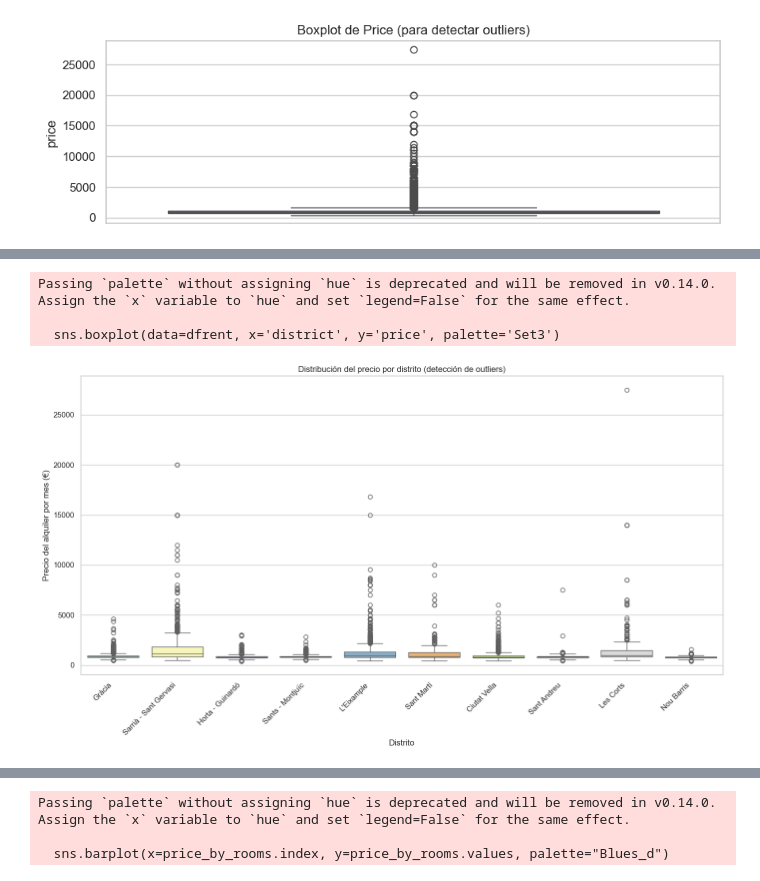
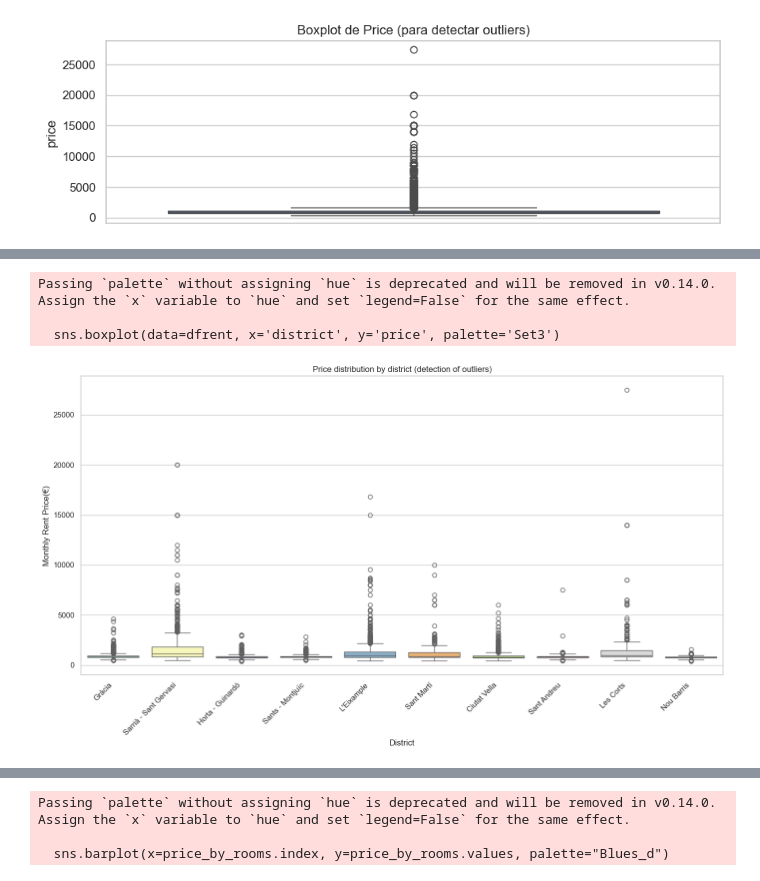
Before and after one commit to arboldeku/rentingciutatvella, a Jupyter notebook: Code/edarentingbcn.ipynb, the cells around one changed output, grey strips where cells are left out. Drawn from its saved outputs; the diff is of its cells as text; code cells hidden in the pictures.

```diff
--- a/Code/edarentingbcn.ipynb
+++ b/Code/edarentingbcn.ipynb
@@ -428,27 +433,27 @@ Passing `palette` without assigning `hue` is deprecated and will be removed in v
 # %%
 # Gráfico de boxplot para ver la distribución del precio por distrito y detectar outliers
 # Configurar el tamaño del gráfico
 plt.figure(figsize=(14, 8))
 
 # Crear el boxplot
 sns.boxplot(data=dfrent, x='district', y='price', palette='Set3')
 
 # Rotar etiquetas del eje X si es necesario
 plt.xticks(rotation=45, ha='right')
 
 # Título y etiquetas
-plt.title('Distribución del precio por distrito (detección de outliers)')
-plt.xlabel('Distrito')
-plt.ylabel('Precio del alquiler por mes (€)')
+plt.title('Price distribution by district (detection of outliers)')
+plt.xlabel('District')
+plt.ylabel('Monthly Rent Price(€)')
 
 # Mostrar el gráfico
 plt.tight_layout()
 plt.show()
 # %% [output]
 Passing `palette` without assigning `hue` is deprecated and will be removed in v0.14.0. Assign the `x` variable to `hue` and set `legend=False` for the same effect.
 
   sns.boxplot(data=dfrent, x='district', y='price', palette='Set3')
-[figure, old version]
+[figure, new version]
 # %%
 # Configuramos el tamaño del gráfico
 plt.figure(figsize=(14, 8))
```
Also changed, not shown: parts of 8 cells of this notebook, 6 other files.
